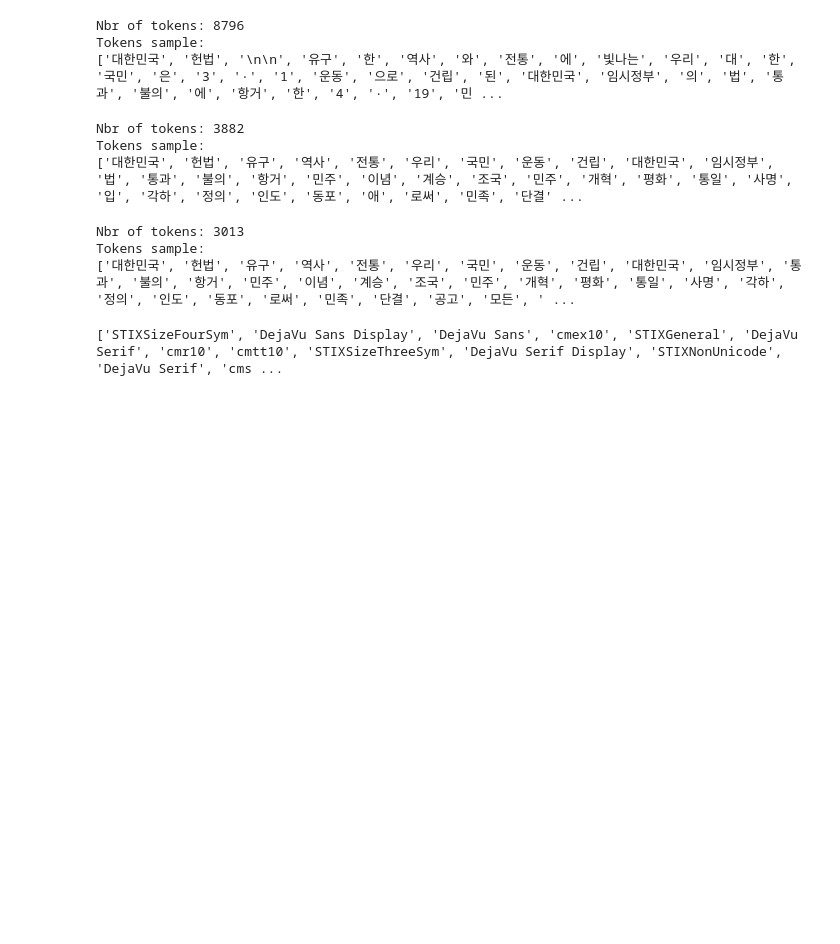
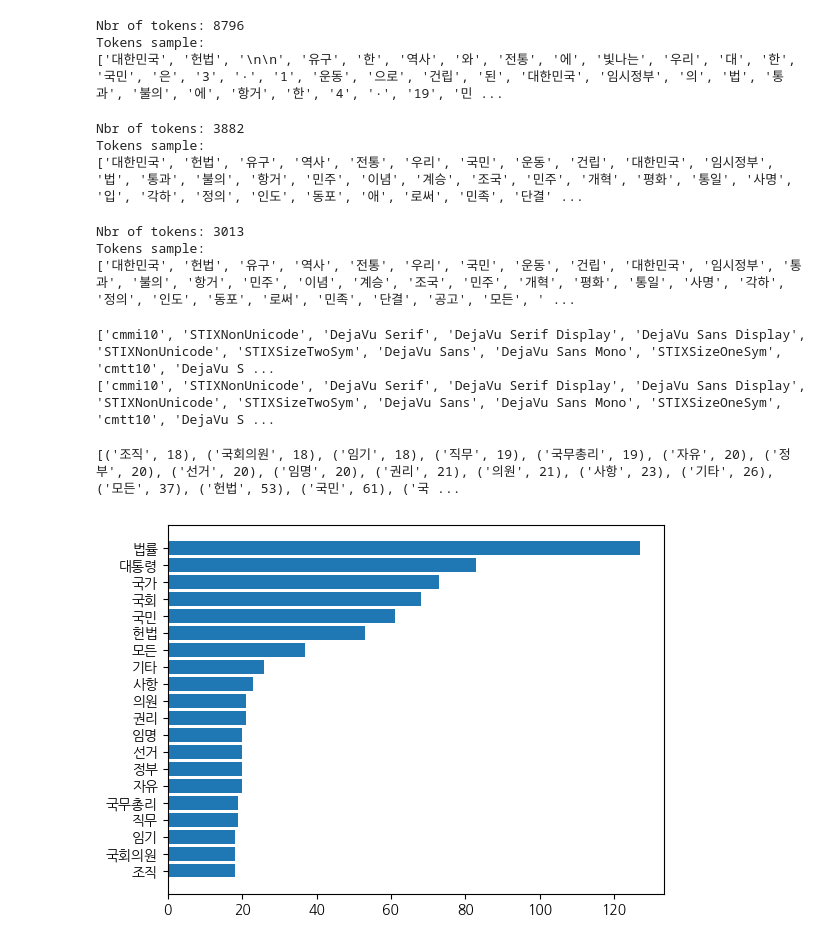
Before and after one commit to SaltySalt77/python_text_mining_guide, a Jupyter notebook: 3_Graph_and_Word_Cloud/graph.ipynb, the cells around one changed output. Drawn from its saved outputs; the diff is of its cells as text; code cells hidden in the pictures; blank space fills up the shorter version.

```diff
--- a/3_Graph_and_Word_Cloud/graph.ipynb
+++ b/3_Graph_and_Word_Cloud/graph.ipynb
@@ -240,25 +240,37 @@ print(tokens_const[:100])
 Nbr of tokens: 3013
 Tokens sample:
 ['대한민국', '헌법', '유구', '역사', '전통', '우리', '국민', '운동', '건립', '대한민국', '임시정부', '통과', '불의', '항거', '민주', '이념', '계승', '조국', '민주', '개혁', '평화', '통일', '사명', '각하', '정의', '인도', '동포', '로써', '민족', '단결', '공고', '모든', ' ...
+# %%
+import matplotlib.font_manager as font_manager
+
+font_list_system = font_manager.findSystemFonts(fontpaths=None, fontext='ttf')
+
+print( [f.name for f in font_manager.fontManager.ttflist] )
+
+for f in font_list_system:
+    font_manager.FontManager.addfont( font_manager.fontManager, f)
+
+print( [f.name for f in font_manager.fontManager.ttflist] )
+# %% [output]
+['cmmi10', 'STIXNonUnicode', 'DejaVu Serif', 'DejaVu Serif Display', 'DejaVu Sans Display', 'STIXNonUnicode', 'STIXSizeTwoSym', 'DejaVu Sans', 'DejaVu Sans Mono', 'STIXSizeOneSym', 'cmtt10', 'DejaVu S ...
+['cmmi10', 'STIXNonUnicode', 'DejaVu Serif', 'DejaVu Serif Display', 'DejaVu Sans Display', 'STIXNonUnicode', 'STIXSizeTwoSym', 'DejaVu Sans', 'DejaVu Sans Mono', 'STIXSizeOneSym', 'cmtt10', 'DejaVu S ...
 # %%
 import matplotlib.pyplot as plt
-import matplotlib.font_manager as font_manager
+plt.rc('font', family='NanumGothic')
 
-font_list_system = font_manager.findSystemFonts(fontpaths=None, fontext='ttf')
-print( [f.name for f in font_manager.fontManager.ttflist] )
+const_cnt = {}
+for word in tokens_const:
+    const_cnt[word] = const_cnt.get(word, 0) + 1
 
-# const_cnt = {}
-# for word in tokens_const:
-#     const_cnt[word] = const_cnt.get(word, 0) + 1
+def word_graph(cnt, max_words=10) :
+    sorted_w = sorted(cnt.items(), key=lambda kv: kv[1])
+    print(sorted_w[-max_words:])
+    n, w = zip(*sorted_w[-max_words:])
 
-# def word_graph(cnt, max_words=10) :
-#     sorted_w = sorted(cnt.items(), key=lambda kv: kv[1])
-#     print(sorted_w[-max_words:])
-#     n, w = zip(*sorted_w[-max_words:])
+    plt.barh(n, w)
+    plt.show()
 
-#     plt.barh(n, w)
-#     plt.show()
-
-# word_graph(const_cnt, max_words=20)
+word_graph(const_cnt, max_words=20)
 # %% [output]
-['STIXSizeFourSym', 'DejaVu Sans Display', 'DejaVu Sans', 'cmex10', 'STIXGeneral', 'DejaVu Serif', 'cmr10', 'cmtt10', 'STIXSizeThreeSym', 'DejaVu Serif Display', 'STIXNonUnicode', 'DejaVu Serif', 'cms ...
+[('조직', 18), ('국회의원', 18), ('임기', 18), ('직무', 19), ('국무총리', 19), ('자유', 20), ('정부', 20), ('선거', 20), ('임명', 20), ('권리', 21), ('의원', 21), ('사항', 23), ('기타', 26), ('모든', 37), ('헌법', 53), ('국민', 61), ('국 ...
+[figure, added]
```
Also changed, not shown: parts of 5 cells of this notebook.
